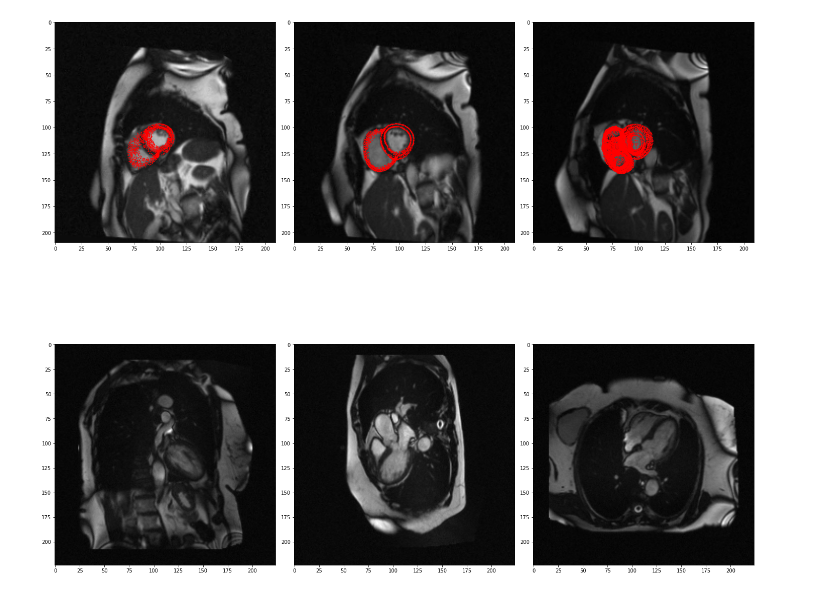
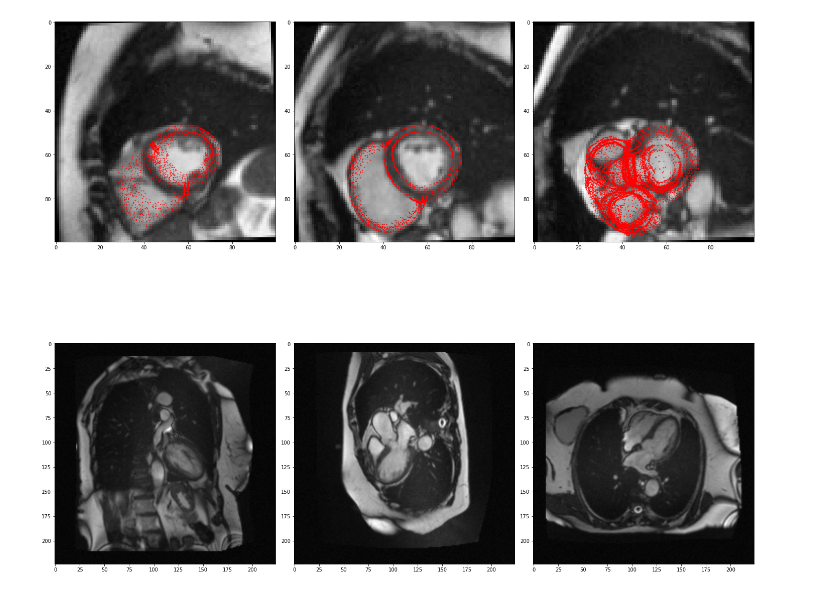
Before and after one commit to ngaggion/HybridVNet, a Jupyter notebook: Reader.ipynb, the cells around one changed output. Drawn from its saved outputs; the diff is of its cells as text; code cells hidden in the pictures.

Commit message:
Fix dataset cropping error

```diff
--- a/Reader.ipynb
+++ b/Reader.ipynb
@@ -449,8 +52,12 @@ class ToTorchTensors(object):
 # %%
+from utils.dataset import (CardiacImageMeshDataset, PadArraysToSquareShape, CropArraysToSquareShape,
+                            RandomCropBoth, RandomScalingBoth, AugColor, Rotate,
+                            ToTorchTensors, AlignMeshWithSaxImage)
+
+
 all_transforms = transforms.Compose([
                                     AlignMeshWithSaxImage(),
-                                    #PadArraysToSquareShape(),
-                                    RandomScalingBoth(),
+                                    RandomCropBoth(),
                                     AugColor(0.5),
                                     Rotate(5),
                                     ToTorchTensors()
@@ -462,37 +74,37 @@ import matplotlib.pyplot as plt
 
 mesh = sample["Mesh"]
 m1 = mesh[:, 2] < (7 / 16) * (mesh[:, 2] > (5 / 16))
-m1 = mesh[m1, :] * 210
+m1 = mesh[m1, :] * 100
 
 m2 = mesh[:, 2] < (9 / 16) * (mesh[:, 2] > (7 / 16))
-m2 = mesh[m2, :] * 210
+m2 = mesh[m2, :] * 100
 
 m3 = mesh[:, 2] < (11 / 16) * (mesh[:, 2] > (9 / 16))
-m3 = mesh[m3, :] * 210
+m3 = mesh[m3, :] * 100
 
 plt.figure(figsize=(20, 20))
 
 plt.subplot(2, 3, 1)
 plt.imshow(sample["Sax_Array"][0, 7, :, :].cpu().numpy(), cmap="gray")
 plt.scatter(m1[:, 0], m1[:, 1], s=1, c="red")
 
 plt.subplot(2, 3, 2)
 plt.imshow(sample["Sax_Array"][0, 9, :, :].cpu().numpy(), cmap="gray")
 plt.scatter(m2[:, 0], m2[:, 1], s=1, c="red")
 
 plt.subplot(2, 3, 3)
 plt.imshow(sample["Sax_Array"][0, 11, :, :].cpu().numpy(), cmap="gray")
 plt.scatter(m3[:, 0], m3[:, 1], s=1, c="red")
 
 plt.subplot(2, 3, 4)
 plt.imshow(sample["Lax2CH_Array"][0, :, :].cpu().numpy(), cmap="gray")
 
 plt.subplot(2, 3, 5)
 plt.imshow(sample["Lax3CH_Array"][0, :, :].cpu().numpy(), cmap="gray")
 
 plt.subplot(2, 3, 6)
 plt.imshow(sample["Lax4CH_Array"][0, :, :].cpu().numpy(), cmap="gray")
 
 plt.tight_layout()
 # %% [output]
-[figure, old version]
+[figure, new version]
```
Also changed, not shown: parts of 2 cells of this notebook, 6 other files.
